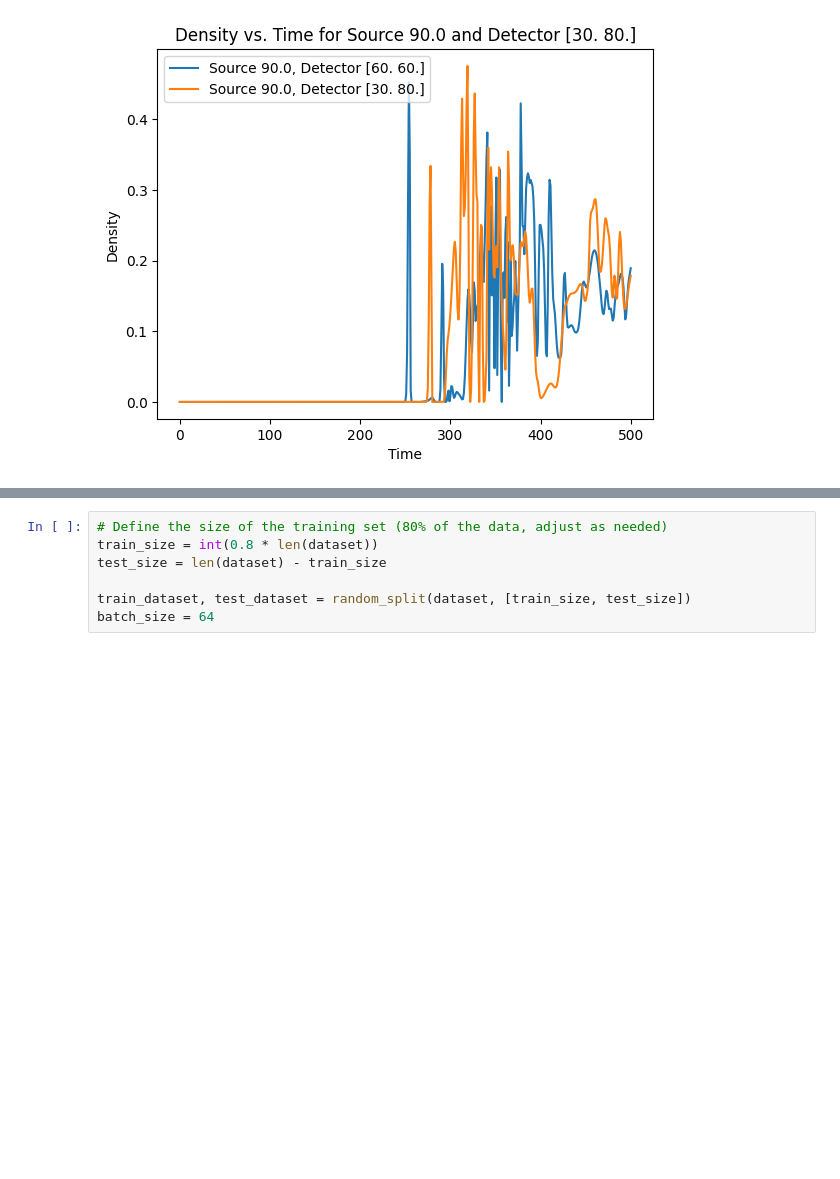
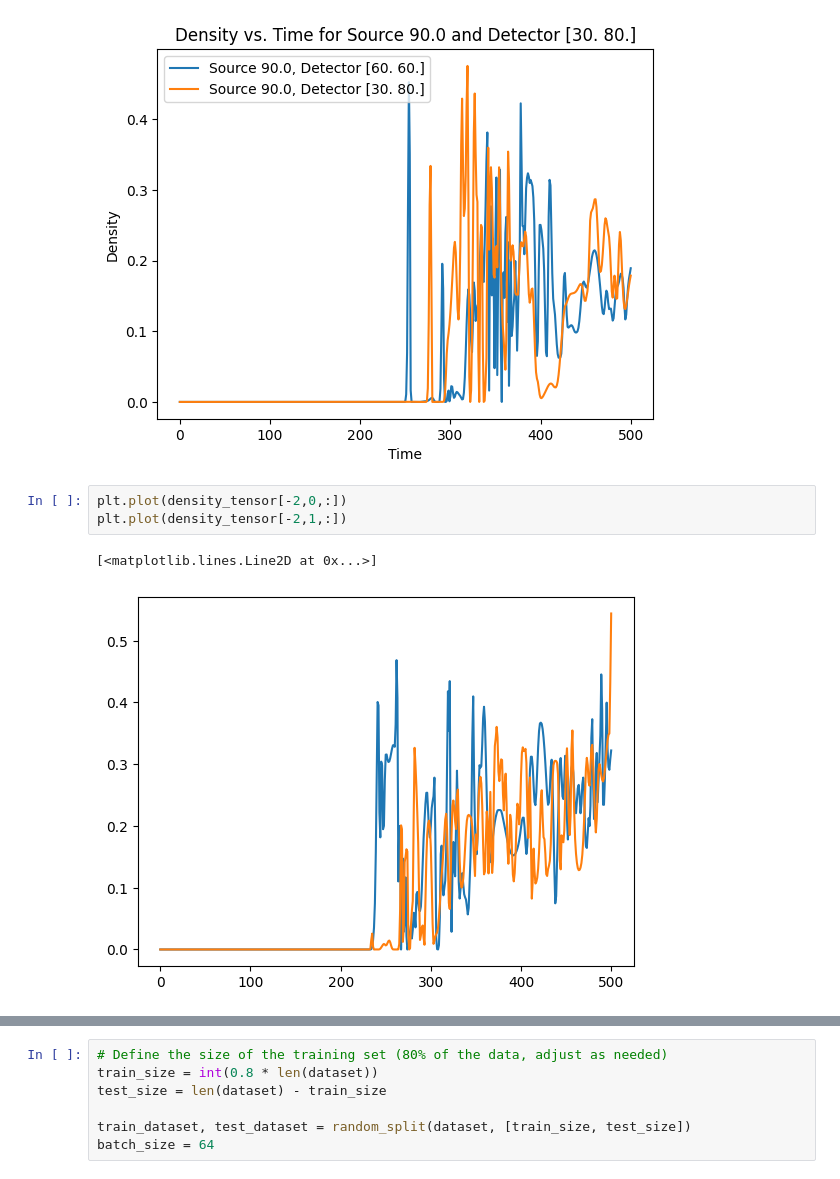
Before and after one commit to Tyro-Young/Inverse-CFD, a Jupyter notebook: smoke_linear.ipynb, the cells around one changed output, grey strips where cells are left out. Saved outputs shown, nothing was run; the diff lists cells and outputs as text; blank space fills up the shorter version.

```diff
--- a/smoke_linear.ipynb
+++ b/smoke_linear.ipynb
@@ -150,6 +171,12 @@ plt.legend()
 plt.show()
 # %% [output]
 [figure]
+# %%
+plt.plot(density_tensor[-2,0,:])
+plt.plot(density_tensor[-2,1,:])
+# %% [output]
+[<matplotlib.lines.Line2D at 0x...>]
+[figure, added]
 # %%
 from torch.utils.data import TensorDataset, DataLoader
 from torch.utils.data.dataset import random_split
```
Also changed, not shown: parts of 12 cells of this notebook.
